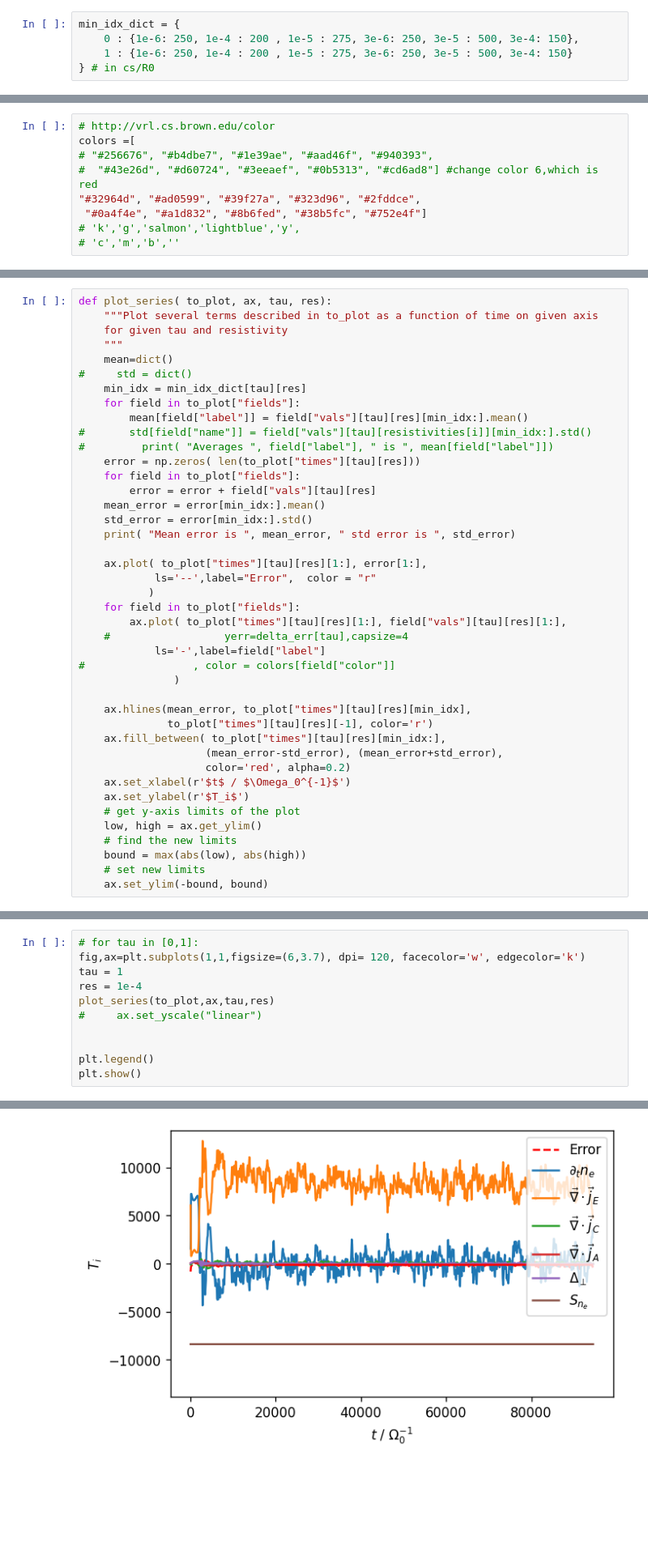
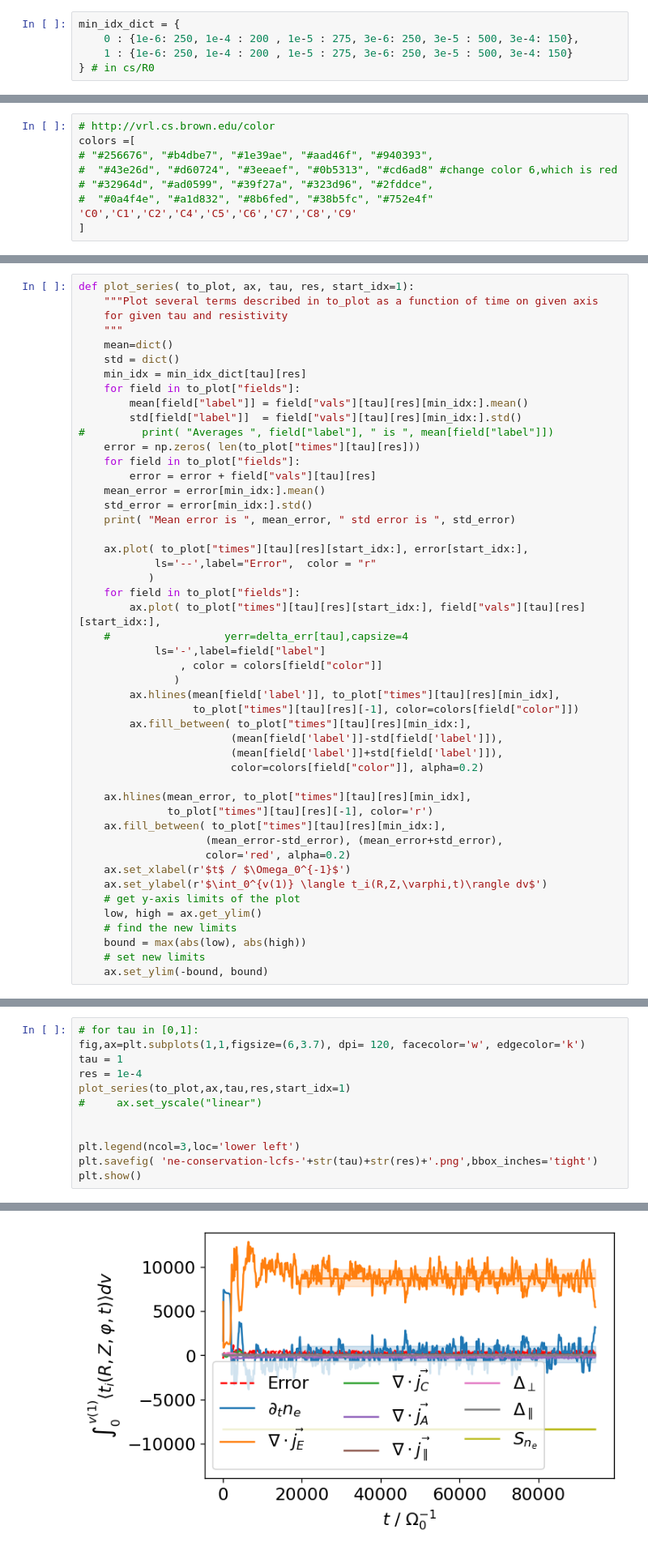
Before and after one commit to mwiesenberger/data-analysis-3d, a Jupyter notebook: Relative Conservation.ipynb, the cells around one changed output, grey strips where cells are left out. Shown at 81% size. Cells and saved outputs as stored; diff of their text form; blank space fills up the shorter version.

Commit message:
Writing plots to files

```diff
--- a/Relative Conservation.ipynb
+++ b/Relative Conservation.ipynb
@@ -109,11 +107,11 @@ min_idx_dict = {
 # http://vrl.cs.brown.edu/color
 colors =[
 # "#256676", "#b4dbe7", "#1e39ae", "#aad46f", "#940393",
-#  "#43e26d", "#d60724", "#3eeaef", "#0b5313", "#cd6ad8"] #change color 6,which is red
-"#32964d", "#ad0599", "#39f27a", "#323d96", "#2fddce",
- "#0a4f4e", "#a1d832", "#8b6fed", "#38b5fc", "#752e4f"]
-# 'k','g','salmon','lightblue','y',
-# 'c','m','b',''
+#  "#43e26d", "#d60724", "#3eeaef", "#0b5313", "#cd6ad8" #change color 6,which is red
+# "#32964d", "#ad0599", "#39f27a", "#323d96", "#2fddce",
+#  "#0a4f4e", "#a1d832", "#8b6fed", "#38b5fc", "#752e4f"
+'C0','C1','C2','C4','C5','C6','C7','C8','C9'
+]
 # %%
 # to_plot = dict()
 # {
@@ -202,15 +197,15 @@ def plot_relative( to_plot, ax, tau):
     ax.set_xscale('log')
 # %%
-def plot_series( to_plot, ax, tau, res):
+def plot_series( to_plot, ax, tau, res, start_idx=1):
     """Plot several terms described in to_plot as a function of time on given axis
     for given tau and resistivity
     """
     mean=dict()
-#     std = dict()
+    std = dict()
     min_idx = min_idx_dict[tau][res]
     for field in to_plot["fields"]:
         mean[field["label"]] = field["vals"][tau][res][min_idx:].mean()
-#       std[field["name"]] = field["vals"][tau][resistivities[i]][min_idx:].std()
+        std[field["label"]]  = field["vals"][tau][res][min_idx:].std()
 #         print( "Averages ", field["label"], " is ", mean[field["label"]])
     error = np.zeros( len(to_plot["times"][tau][res]))
     for field in to_plot["fields"]:
@@ -219,15 +214,21 @@ def plot_series( to_plot, ax, tau, res):
     std_error = error[min_idx:].std()
     print( "Mean error is ", mean_error, " std error is ", std_error)
 
-    ax.plot( to_plot["times"][tau][res][1:], error[1:],
+    ax.plot( to_plot["times"][tau][res][start_idx:], error[start_idx:],
             ls='--',label="Error",  color = "r"
            )
     for field in to_plot["fields"]:
-        ax.plot( to_plot["times"][tau][res][1:], field["vals"][tau][res][1:],
+        ax.plot( to_plot["times"][tau][res][start_idx:], field["vals"][tau][res][start_idx:],
     #                  yerr=delta_err[tau],capsize=4
             ls='-',label=field["label"]
-#                 , color = colors[field["color"]]
+                , color = colors[field["color"]]
                )
+        ax.hlines(mean[field['label']], to_plot["times"][tau][res][min_idx],
+                  to_plot["times"][tau][res][-1], color=colors[field["color"]])
+        ax.fill_between( to_plot["times"][tau][res][min_idx:],
+                        (mean[field['label']]-std[field['label']]),
+                        (mean[field['label']]+std[field['label']]),
+                        color=colors[field["color"]], alpha=0.2)
 
     ax.hlines(mean_error, to_plot["times"][tau][res][min_idx],
               to_plot["times"][tau][res][-1], color='r')
@@ -235,7 +236,7 @@ def plot_series( to_plot, ax, tau, res):
                     (mean_error-std_error), (mean_error+std_error),
                     color='red', alpha=0.2)
     ax.set_xlabel(r'$t$ / $\Omega_0^{-1}$')
-    ax.set_ylabel(r'$T_i$')
+    ax.set_ylabel(r'$\int_0^{v(1)} \langle t_i(R,Z,\varphi,t)\rangle dv$')
     # get y-axis limits of the plot
     low, high = ax.get_ylim()
     # find the new limits
@@ -335,10 +458,11 @@ make_to_plot(to_plot)
 fig,ax=plt.subplots(1,1,figsize=(6,3.7), dpi= 120, facecolor='w', edgecolor='k')
 tau = 1
 res = 1e-4
-plot_series(to_plot,ax,tau,res)
+plot_series(to_plot,ax,tau,res,start_idx=1)
 #     ax.set_yscale("linear")
 
 
-plt.legend()
+plt.legend(ncol=3,loc='lower left')
+plt.savefig( 'ne-conservation-lcfs-'+str(tau)+str(res)+'.png',bbox_inches='tight')
 plt.show()
 # %% [output]
@@ -346,4 +470,4 @@ Mean error is  -106.48195051558717  std error is  128.62159658893464
-[figure, old version]
+[figure, new version]
 # %%
 for tau in [0,1]:
     fig,ax=plt.subplots(1,1,figsize=(6,3.7), dpi= 120, facecolor='w', edgecolor='k')
```
Also changed, not shown: parts of 25 cells of this notebook.
